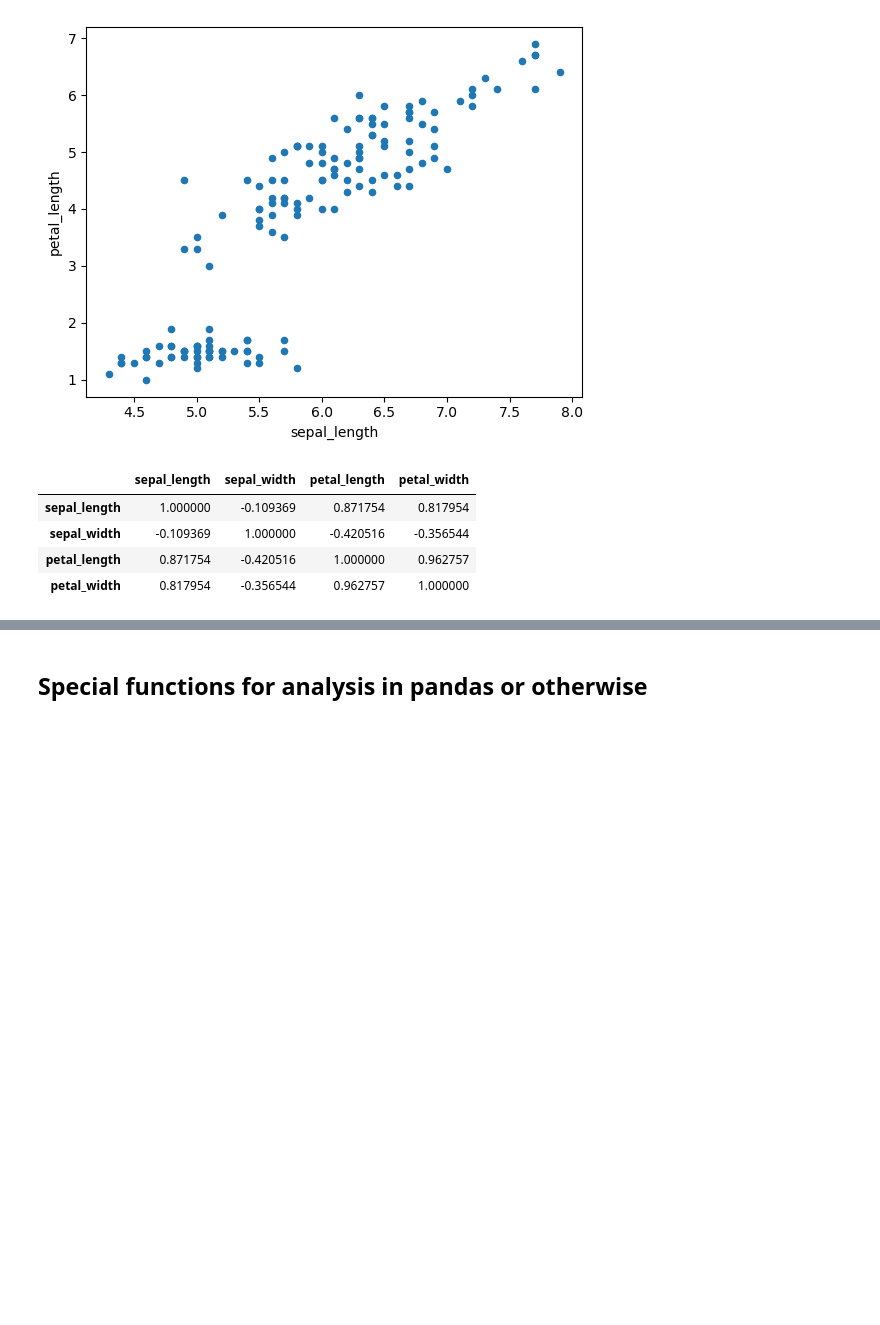
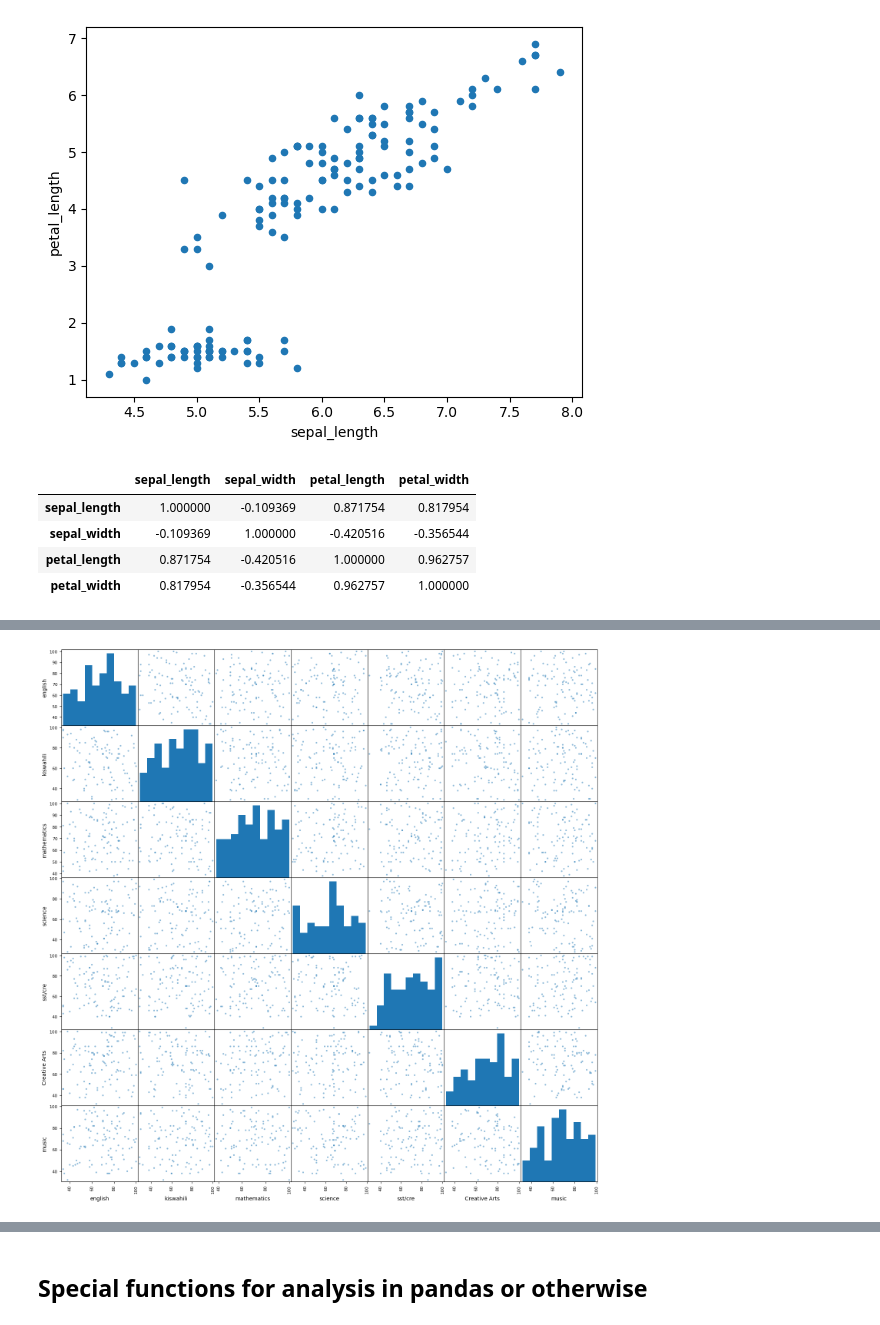
Before and after one commit to Ramkat12/dspt-phase-1-Data_cleaning_and_analysis, a Jupyter notebook: dspt_phase_1_Data_cleaning_and_analysis.ipynb, the cells around one changed output, grey strips where cells are left out. Cells and saved outputs as stored; diff of their text form; code cells hidden in the pictures; blank space fills up the shorter version.

```diff
--- a/dspt_phase_1_Data_cleaning_and_analysis.ipynb
+++ b/dspt_phase_1_Data_cleaning_and_analysis.ipynb
@@ -641,0 +658,8 @@ iris_df.corr() # Gets the correlation matrix
+# %%
+# this is a trial of multivariate correlation after research we found out that multivariate correlation is the relationship \
+# between three or more variables in the previous labs we learnt that a scatter matrixcan be used to compare each column to one
+# hence figured we could use it for multi varaite analysis we are not sure if we are correct though
+subjects=df.iloc[:,3:10]
+pd.plotting.scatter_matrix(subjects,figsize=(18,18));
+# %% [output]
+[figure, added]
```
Also changed, not shown: parts of 7 cells of this notebook.
